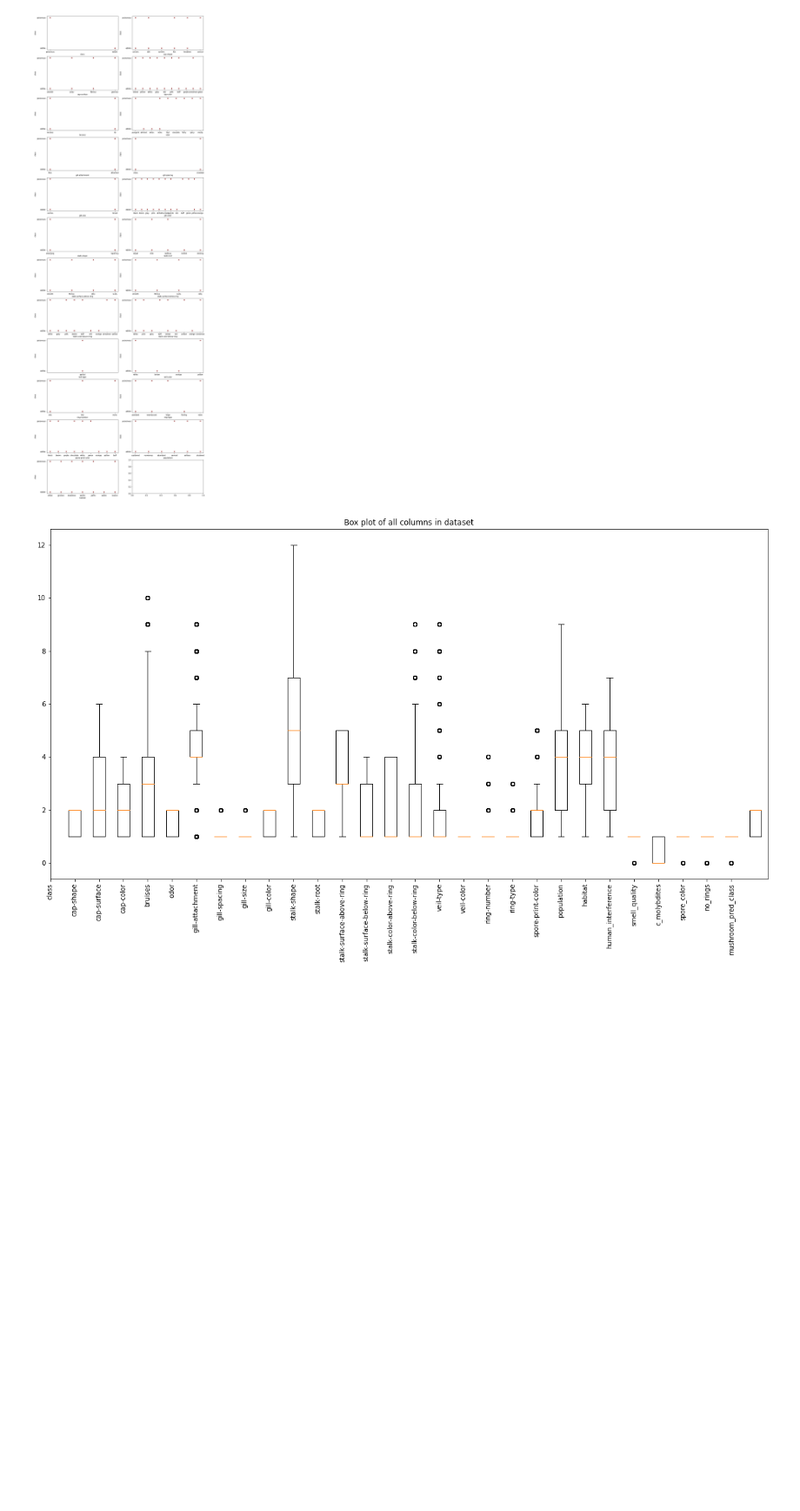
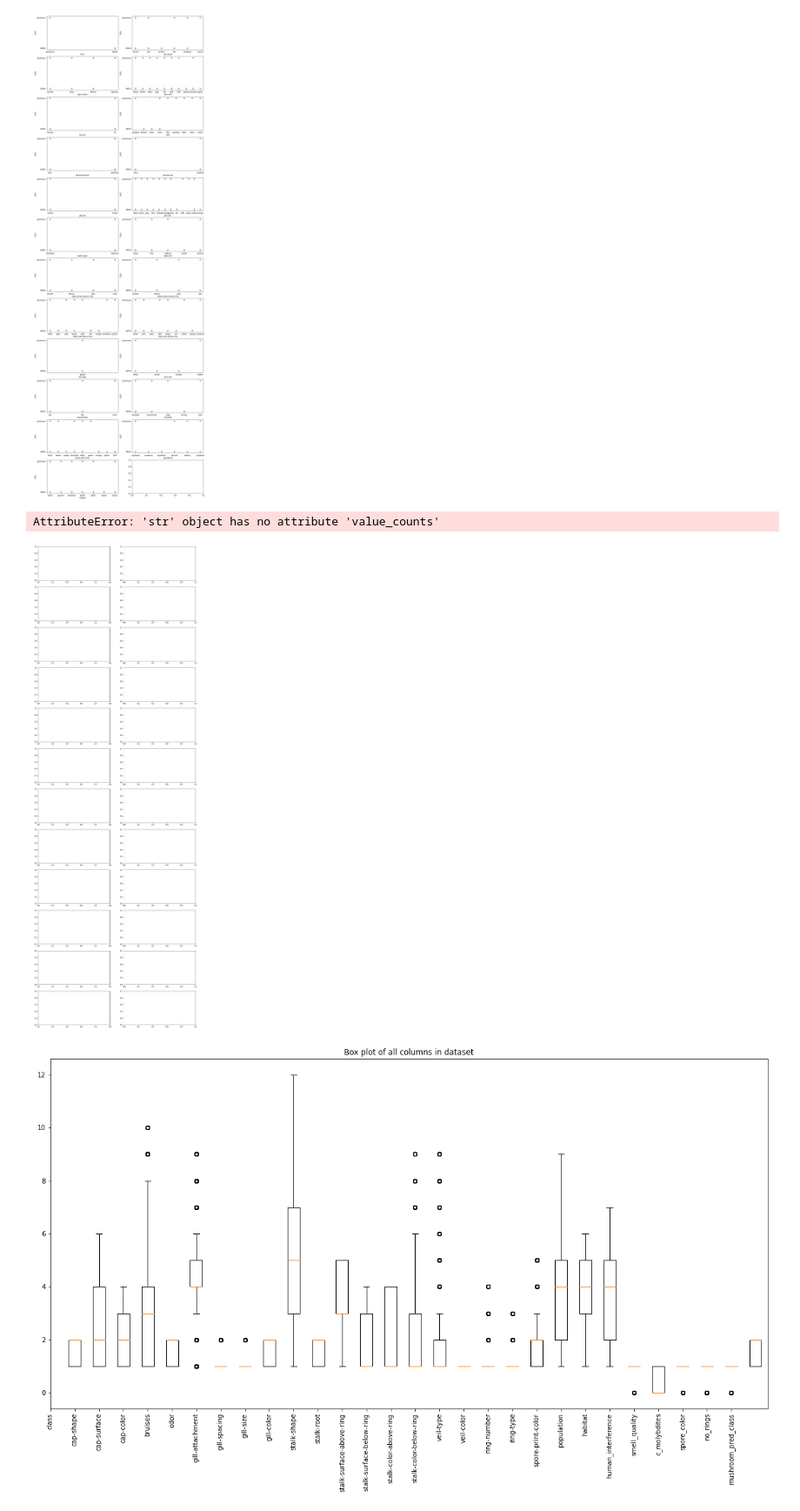
Before and after one commit to raizelistaken/Classification_project3, a Jupyter notebook: Tuesday.ipynb, the cells around one changed output. Shown at 87% size. Saved outputs shown, nothing was run; the diff lists cells and outputs as text; code cells hidden in the pictures; blank space fills up the shorter version.

Commit message:
wed, BAR GRAPHS

```diff
--- a/Tuesday.ipynb
+++ b/Tuesday.ipynb
@@ -89,6 +89,15 @@ for i, column in enumerate(df):
 plt.savefig("scatterclass.jpg")
 # %% [output]
 [figure]
+# %%
+#bar plot, side by side bar plot - one is poisionous and the side by side bar edible
+fig, axes = plt.subplots (nrows=12, ncols=2, figsize=(16,50))
+
+for i, column in enumerate(df):
+    sns.countplot(data=df, x=column, y=column.value_counts(), kind = 'count' , ax=axes[i//2, i%2], color = 'maroon')
+# %% [output]
+AttributeError: 'str' object has no attribute 'value_counts'
+[figure, added]
 # %%
 df['cap-shape'].unique()
 df['cap-shape'] = df['cap-shape'].map({'convex':1, 'bell':2, 'sunken':3, 'flat':4, 'knobbed':5, 'conical':6})
```
Also changed, not shown: parts of 8 cells of this notebook, 1 other file.
